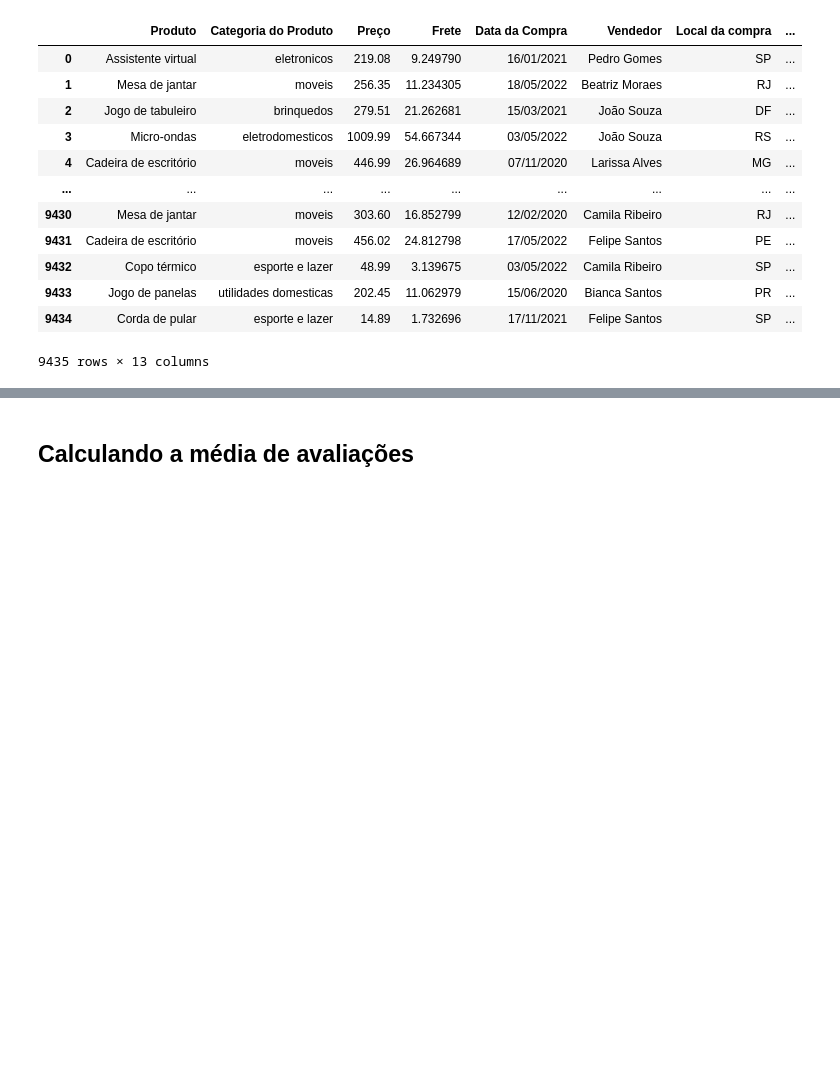
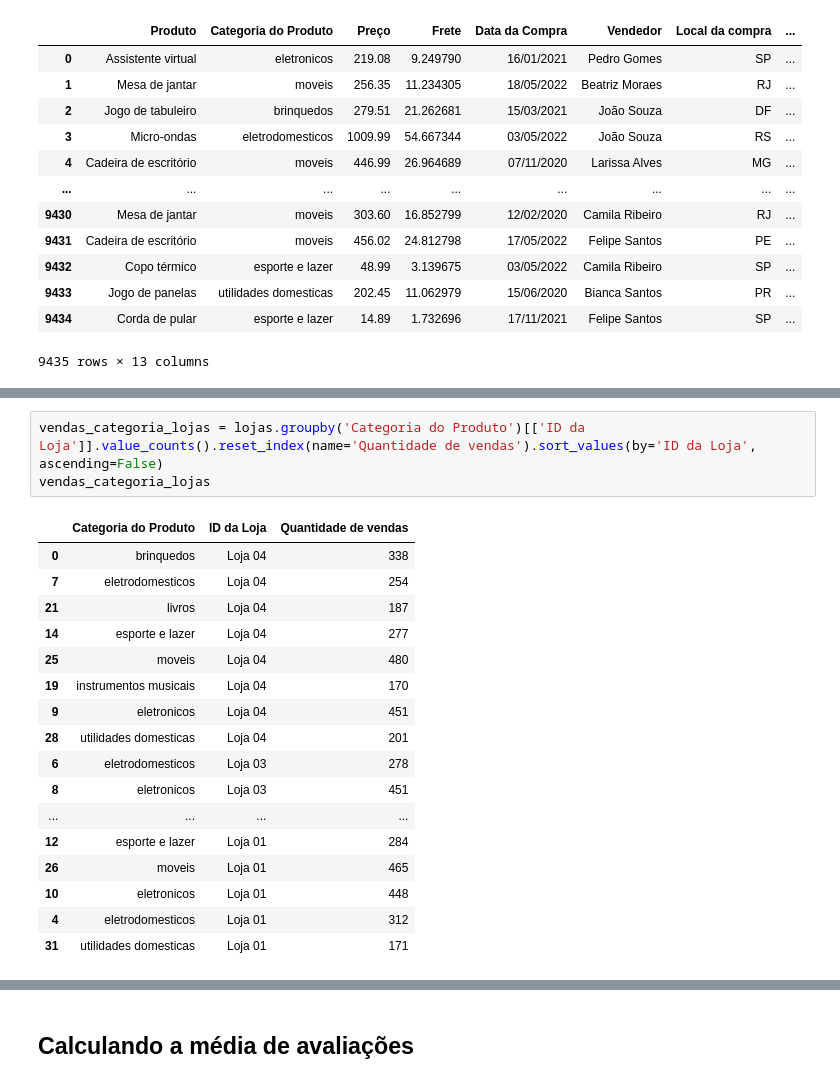
Before and after one commit to louuispy/Challenge-Alura-Store-BR, a Jupyter notebook: AluraStoreBrasil.ipynb, the cells around one changed output, grey strips where cells are left out. Cells and saved outputs as stored; diff of their text form; blank space fills up the shorter version.

```diff
--- a/AluraStoreBrasil.ipynb
+++ b/AluraStoreBrasil.ipynb
@@ -471,0 +336,21 @@ lojas
+# %%
+vendas_categoria_lojas = lojas.groupby('Categoria do Produto')[['ID da Loja']].value_counts().reset_index(name='Quantidade de vendas').sort_values(by='ID da Loja', ascending=False)
+vendas_categoria_lojas
+# %% [output]
+|  | Categoria do Produto | ID da Loja | Quantidade de vendas |
+| 0 | brinquedos | Loja 04 | 338 |
+| 7 | eletrodomesticos | Loja 04 | 254 |
+| 21 | livros | Loja 04 | 187 |
+| 14 | esporte e lazer | Loja 04 | 277 |
+| 25 | moveis | Loja 04 | 480 |
+| 19 | instrumentos musicais | Loja 04 | 170 |
+| 9 | eletronicos | Loja 04 | 451 |
+| 28 | utilidades domesticas | Loja 04 | 201 |
+| 6 | eletrodomesticos | Loja 03 | 278 |
+| 8 | eletronicos | Loja 03 | 451 |
+| ... | ... | ... | ... |
+| 12 | esporte e lazer | Loja 01 | 284 |
+| 26 | moveis | Loja 01 | 465 |
+| 10 | eletronicos | Loja 01 | 448 |
+| 4 | eletrodomesticos | Loja 01 | 312 |
+| 31 | utilidades domesticas | Loja 01 | 171 |
```
Also changed, not shown: parts of 33 cells of this notebook.
